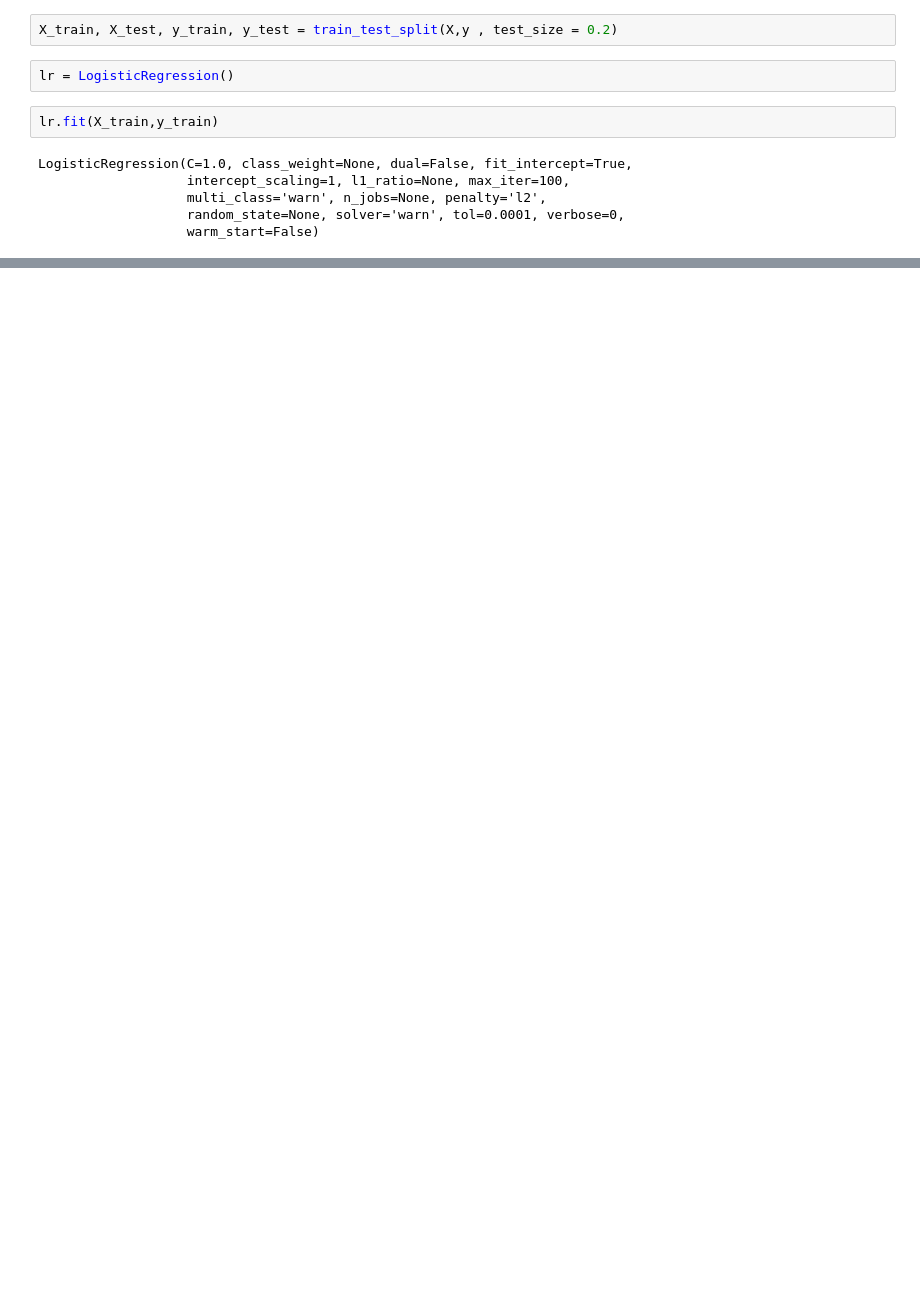
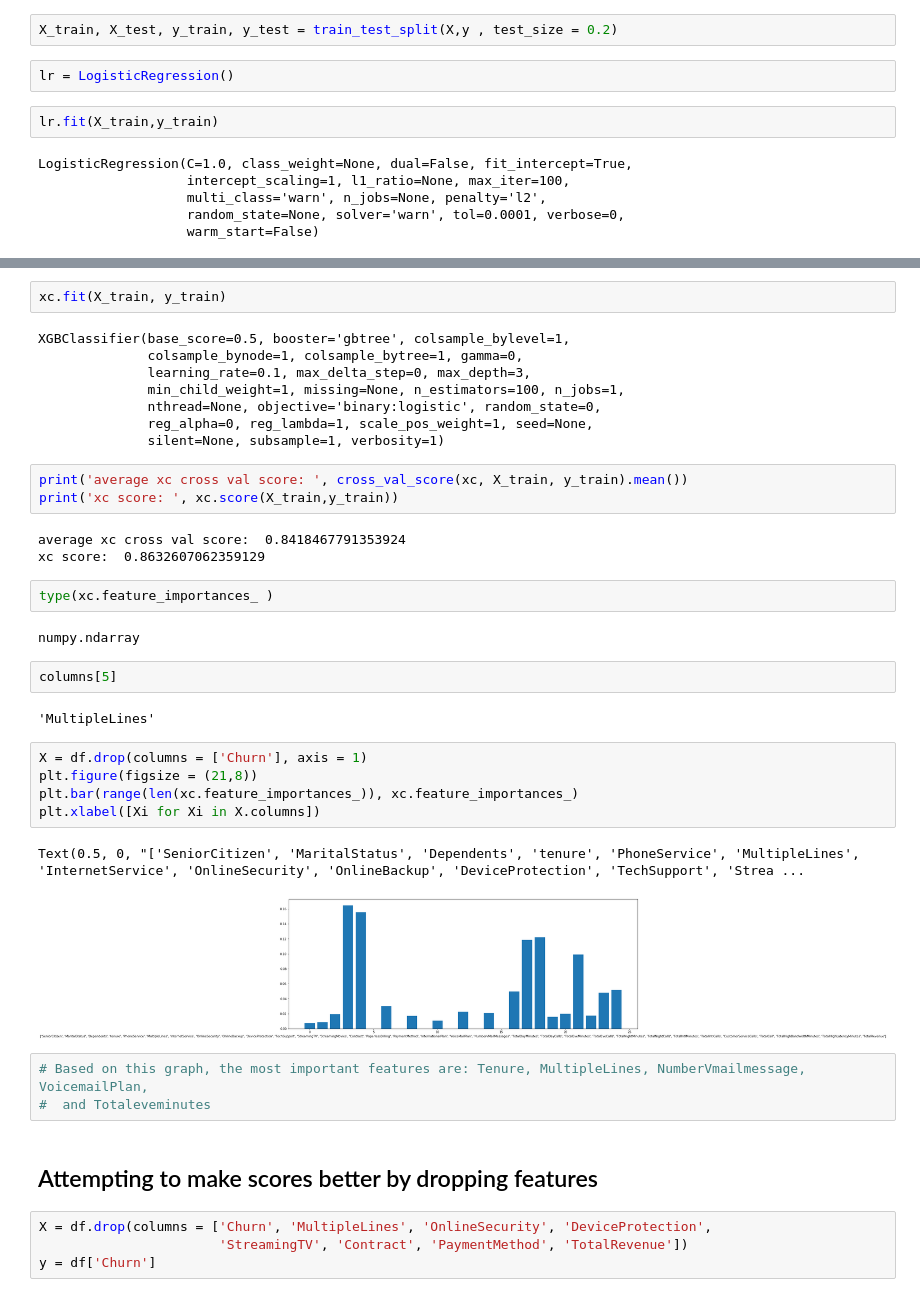
Before and after one commit to joseh4/dc-ds-010620, a Jupyter notebook: module-5/dc-ds-classification-case-study/half-day-lab.ipynb, the cells around one changed output, grey strips where cells are left out. Saved outputs shown, nothing was run; the diff lists cells and outputs as text; blank space fills up the shorter version.

```diff
--- a/module-5/dc-ds-classification-case-study/half-day-lab.ipynb
+++ b/module-5/dc-ds-classification-case-study/half-day-lab.ipynb
@@ -271,0 +370,41 @@ categorical.join(X_train)
+# %%
+xc.fit(X_train, y_train)
+# %% [output]
+XGBClassifier(base_score=0.5, booster='gbtree', colsample_bylevel=1,
+              colsample_bynode=1, colsample_bytree=1, gamma=0,
+              learning_rate=0.1, max_delta_step=0, max_depth=3,
+              min_child_weight=1, missing=None, n_estimators=100, n_jobs=1,
+              nthread=None, objective='binary:logistic', random_state=0,
+              reg_alpha=0, reg_lambda=1, scale_pos_weight=1, seed=None,
+              silent=None, subsample=1, verbosity=1)
+# %%
+print('average xc cross val score: ', cross_val_score(xc, X_train, y_train).mean())
+print('xc score: ', xc.score(X_train,y_train))
+# %% [output]
+average xc cross val score:  0.8418467791353924
+xc score:  0.8632607062359129
+# %%
+type(xc.feature_importances_ )
+# %% [output]
+numpy.ndarray
+# %%
+columns[5]
+# %% [output]
+'MultipleLines'
+# %%
+X = df.drop(columns = ['Churn'], axis = 1)
+plt.figure(figsize = (21,8))
+plt.bar(range(len(xc.feature_importances_)), xc.feature_importances_)
+plt.xlabel([Xi for Xi in X.columns])
+# %% [output]
+Text(0.5, 0, "['SeniorCitizen', 'MaritalStatus', 'Dependents', 'tenure', 'PhoneService', 'MultipleLines', 'InternetService', 'OnlineSecurity', 'OnlineBackup', 'DeviceProtection', 'TechSupport', 'Strea ...
+[figure, added]
+# %%
+# Based on this graph, the most important features are: Tenure, MultipleLines, NumberVmailmessage, VoicemailPlan,
+#  and Totaleveminutes
+# %% [markdown]
+## Attempting to make scores better by dropping features
+# %%
+X = df.drop(columns = ['Churn', 'MultipleLines', 'OnlineSecurity', 'DeviceProtection',
+                       'StreamingTV', 'Contract', 'PaymentMethod', 'TotalRevenue'])
+y = df['Churn']
```
Also changed, not shown: parts of 47 cells of this notebook, 12 other files.
